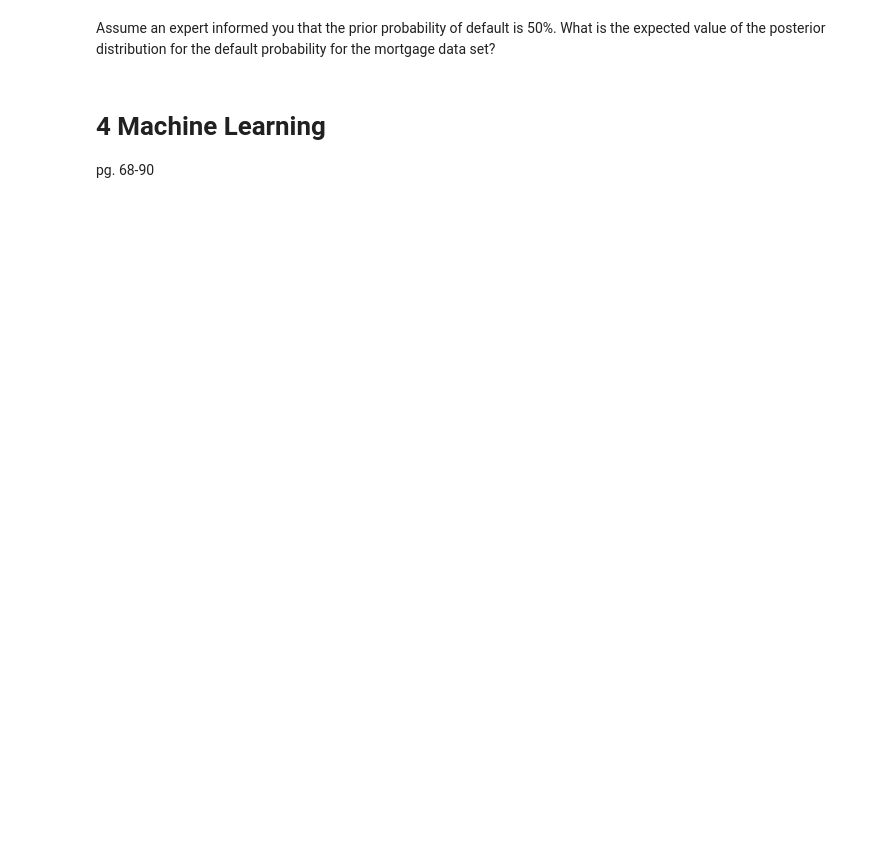
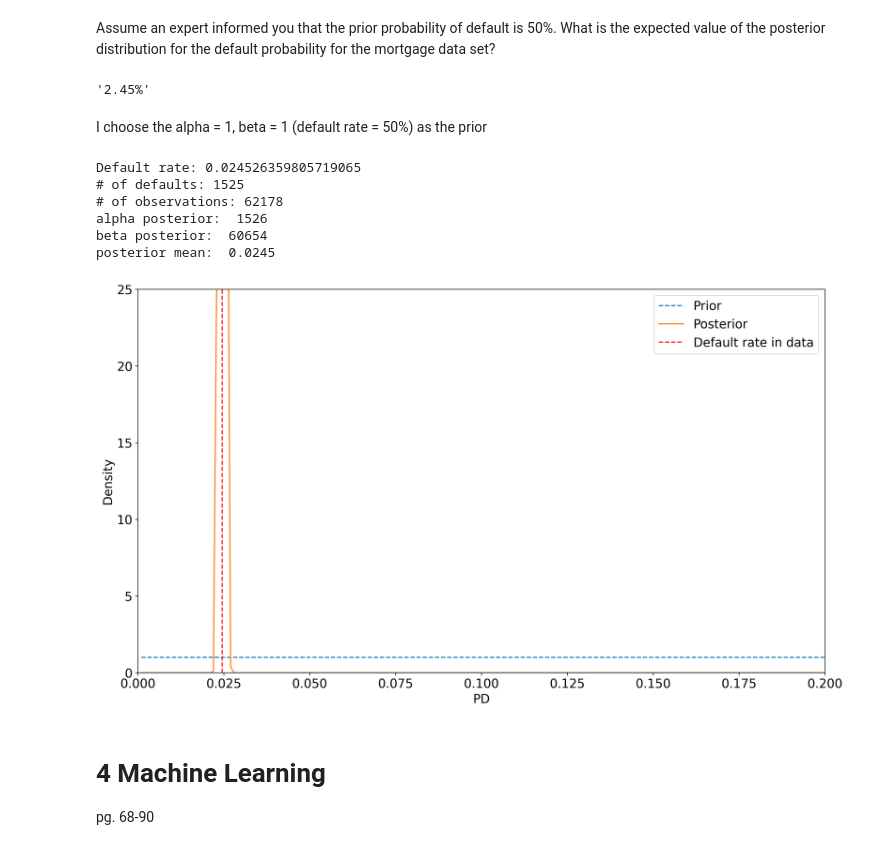
Before and after one commit to lktuan/deep_credit_risk, a Jupyter notebook: notebooks/part1_principle_of_data_learning.ipynb, the cells around one changed output. Saved outputs shown, nothing was run; the diff lists cells and outputs as text; code cells hidden in the pictures; blank space fills up the shorter version.

```diff
--- a/notebooks/part1_principle_of_data_learning.ipynb
+++ b/notebooks/part1_principle_of_data_learning.ipynb
@@ -1266,5 +1302,51 @@ Compute the likelihood for default probabilities ranging from zero to one in 1%
 # %% [markdown]
 Assume an expert informed you that the prior probability of default is 50%. What is the expected value of the posterior distribution for the default probability for the mortgage data set?
+# %%
+format(sandbox_data.sum() / sandbox_data.count(), "00.2%")
+# %% [output]
+'2.45%'
+# %% [markdown]
+I choose the alpha = 1, beta = 1 (default rate = 50%) as the prior
+# %%
+# prior
+alpha_prior = 1
+beta_prior = 1
+prior = beta.pdf(pi, alpha_prior, beta_prior, loc=0, scale=1)
+
+# out come
+print('Default rate:', np.mean(sandbox_data))
+print('# of defaults:', np.sum(sandbox_data))
+print('# of observations:', len(sandbox_data))
+
+pi = np.arange(1,1000)/1000
+
+# posterior
+alpha_post = alpha_prior + np.sum(sandbox_data)
+beta_post = beta_prior + len(sandbox_data) - np.sum(sandbox_data)
+posterior = beta.pdf(pi, alpha_post, beta_post, loc=0, scale=1)
+posterior_mean = alpha_post/(alpha_post + beta_post)
+print('alpha posterior: ', alpha_post)
+print('beta posterior: ', beta_post)
+print('posterior mean: ', posterior_mean.round(decimals=4))
+
+plt.plot(pi, prior, label="Prior", linestyle='dashed')
+plt.plot(pi, posterior, label="Posterior")
+plt.plot([np.mean(sandbox_data), np.mean(sandbox_data)], [0, 90], linestyle='dashed', color='red', label='Default rate in data')
+plt.xlim(0,0.2)
+plt.ylim(0,25)
+plt.xlabel('PD')
+plt.ylabel('Density')
+plt.legend(loc='best')
+plt.legend()
+plt.show()
+# %% [output]
+Default rate: 0.024526359805719065
+# of defaults: 1525
+# of observations: 62178
+alpha posterior:  1526
+beta posterior:  60654
+posterior mean:  0.0245
+[figure, added]
 # %% [markdown]
 # 4 Machine Learning
 pg. 68-90
```
Also changed, not shown: parts of 19 cells of this notebook.
